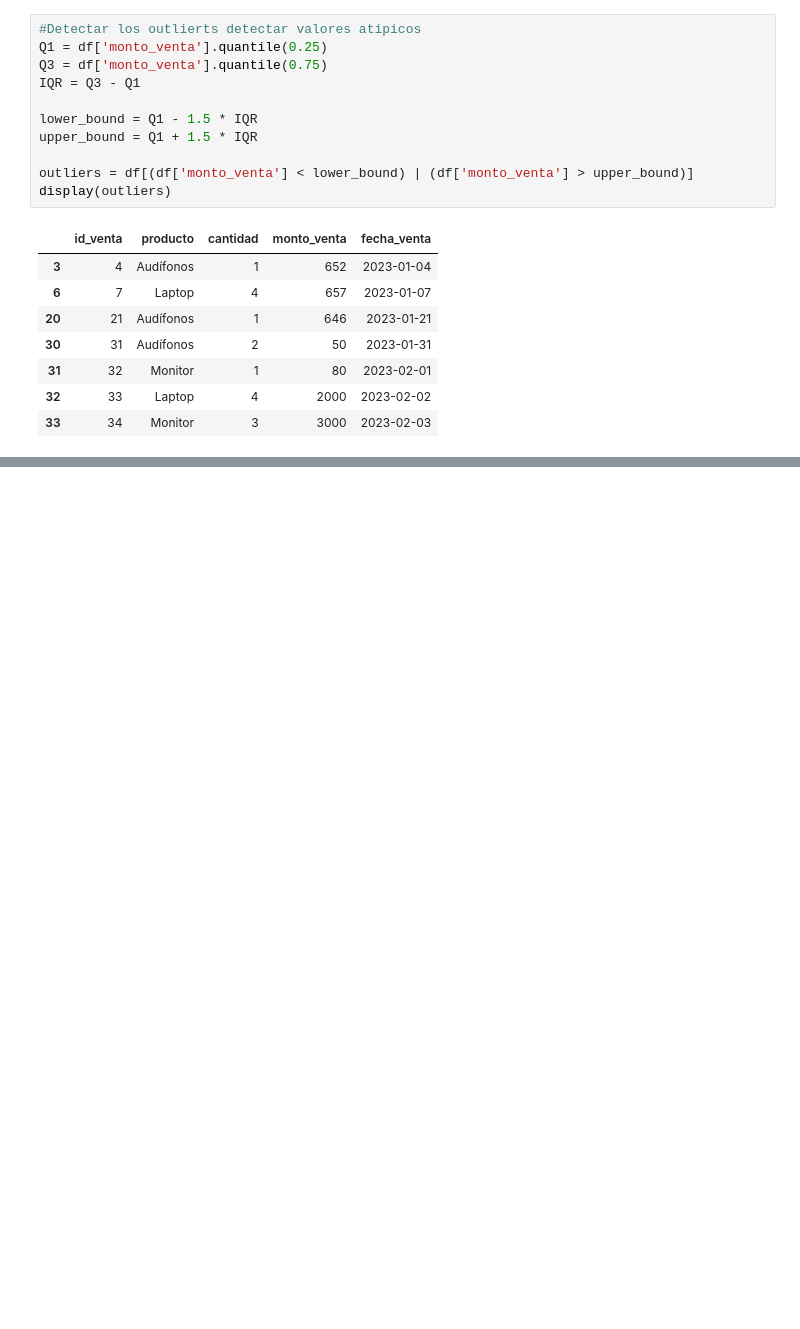
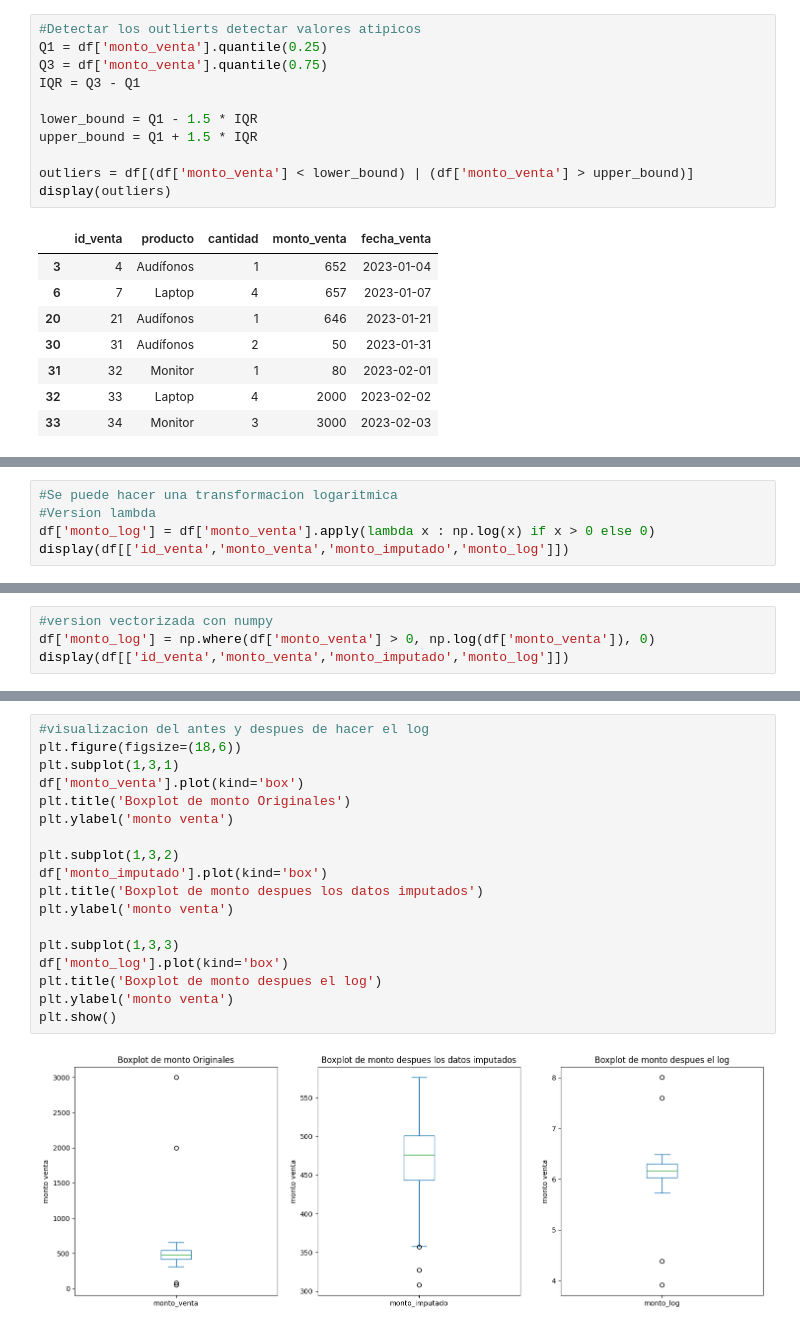
Before and after one commit to YACUERVO/Pandas, a Jupyter notebook: notebooks/EjemplosPracticosDuplicadoDatosAtipicos.ipynb, the cells around one changed output, grey strips where cells are left out. Cells and saved outputs as stored; diff of their text form; blank space fills up the shorter version.

```diff
--- a/notebooks/EjemplosPracticosDuplicadoDatosAtipicos.ipynb
+++ b/notebooks/EjemplosPracticosDuplicadoDatosAtipicos.ipynb
@@ -168,0 +253,5 @@ display(outliers)
+# %%
+#Se puede hacer una transformacion logaritmica
+#Version lambda
+df['monto_log'] = df['monto_venta'].apply(lambda x : np.log(x) if x > 0 else 0)
+display(df[['id_venta','monto_venta','monto_imputado','monto_log']])
@@ -168,0 +276,4 @@ display(outliers)
+# %%
+#version vectorizada con numpy
+df['monto_log'] = np.where(df['monto_venta'] > 0, np.log(df['monto_venta']), 0)
+display(df[['id_venta','monto_venta','monto_imputado','monto_log']])
@@ -168,0 +298,20 @@ display(outliers)
+# %%
+#visualizacion del antes y despues de hacer el log
+plt.figure(figsize=(18,6))
+plt.subplot(1,3,1)
+df['monto_venta'].plot(kind='box')
+plt.title('Boxplot de monto Originales')
+plt.ylabel('monto venta')
+
+plt.subplot(1,3,2)
+df['monto_imputado'].plot(kind='box')
+plt.title('Boxplot de monto despues los datos imputados')
+plt.ylabel('monto venta')
+
+plt.subplot(1,3,3)
+df['monto_log'].plot(kind='box')
+plt.title('Boxplot de monto despues el log')
+plt.ylabel('monto venta')
+plt.show()
+# %% [output]
+[figure, added]
```
Also changed, not shown: parts of 13 cells of this notebook, 3 other files.
